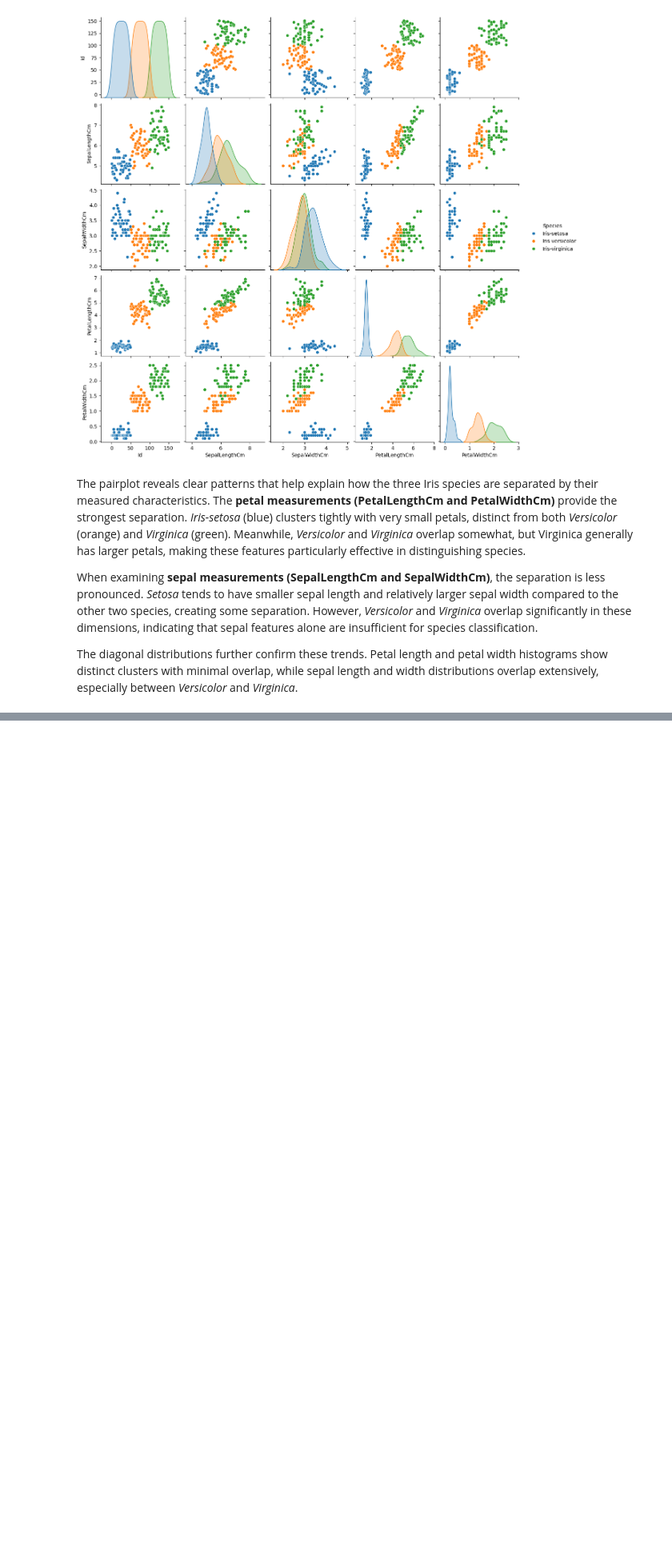
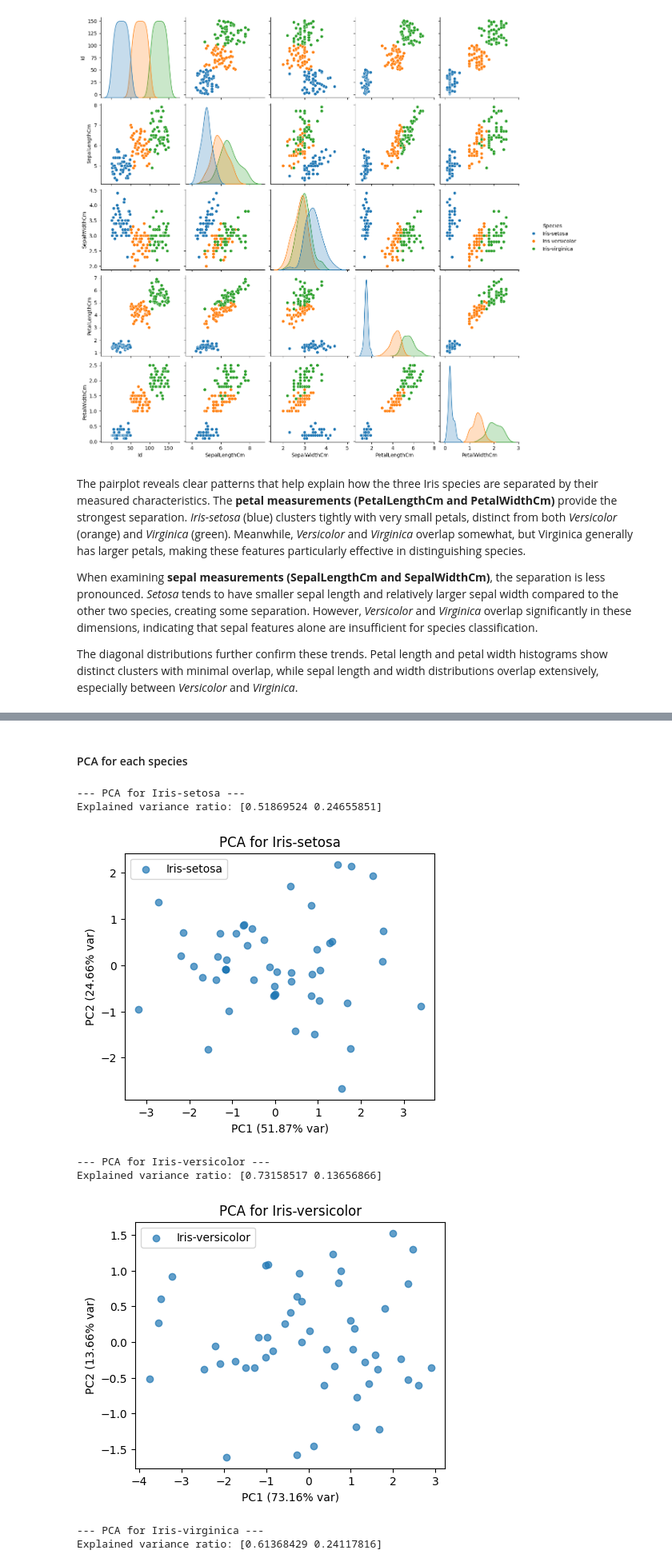
Before and after one commit to Sunnie568/Python_project, a Jupyter notebook: Iris_project.ipynb, the cells around one changed output, grey strips where cells are left out. Shown: that part at 80% size. Drawn from its saved outputs; the diff is of its cells as text; code cells hidden in the pictures; blank space fills up the shorter version.

```diff
--- a/Iris_project.ipynb
+++ b/Iris_project.ipynb
@@ -125,0 +183,38 @@ The diagonal distributions further confirm these trends. Petal length and petal
+# %% [markdown]
+#### PCA for each species
+# %%
+species_list = df["Species"].unique()
+
+for species in species_list:
+    print(f"\n--- PCA for {species} ---")
+
+    # Subset data for one species
+    X_species = df[df["Species"] == species].drop(columns = ["Id", "Species"])
+
+    # Standardize
+    X_scaled = StandardScaler().fit_transform(X_species)
+
+    # PCA
+    pca = PCA(n_components = 2)
+    X_pca = pca.fit_transform(X_scaled)
+
+    # Explained variance
+    print("Explained variance ratio:", pca.explained_variance_ratio_)
+
+    # Scatter plot (just one cluster per species)
+    plt.figure(figsize=(5,4))
+    plt.scatter(X_pca[:,0], X_pca[:,1], label = species, alpha = 0.7)
+    plt.title(f"PCA for {species}")
+    plt.xlabel(f"PC1 ({pca.explained_variance_ratio_[0]*100:.2f}% var)")
+    plt.ylabel(f"PC2 ({pca.explained_variance_ratio_[1]*100:.2f}% var)")
+    plt.legend()
+    plt.show()
+# %% [output]
+--- PCA for Iris-setosa ---
+Explained variance ratio: [0.51869524 0.24655851]
+[figure, added]
+--- PCA for Iris-versicolor ---
+Explained variance ratio: [0.73158517 0.13656866]
+[figure, added]
+--- PCA for Iris-virginica ---
+Explained variance ratio: [0.61368429 0.24117816]
```
Also changed, not shown: parts of 8 cells of this notebook.
